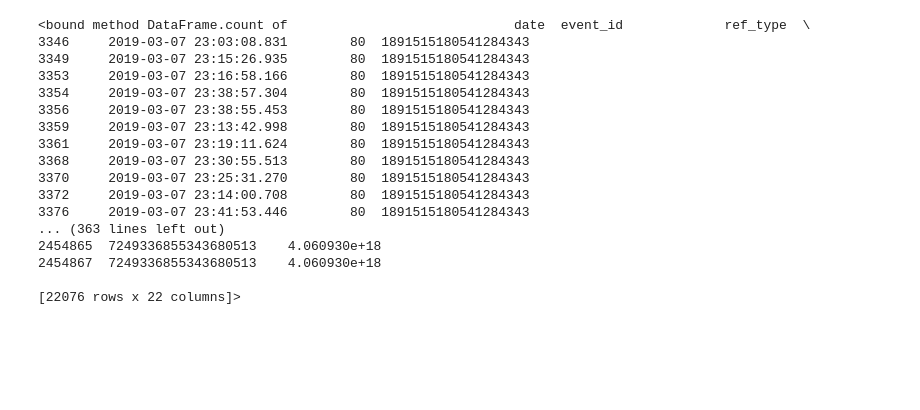
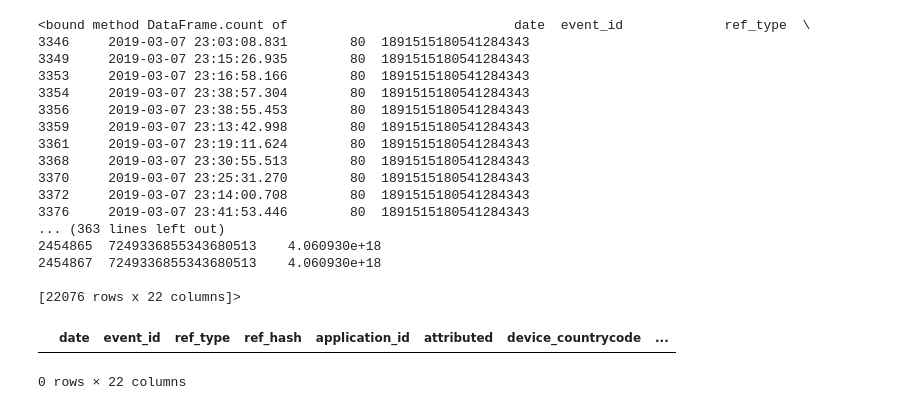
Before and after one commit to cruzpa95/Datos2019, a Jupyter notebook: events.ipynb, the cells around one changed output. Saved outputs shown, nothing was run; the diff lists cells and outputs as text; code cells hidden in the pictures; blank space fills up the shorter version.

```diff
--- a/events.ipynb
+++ b/events.ipynb
@@ -2,7 +2,7 @@
 import pandas as pd
 import numpy as np
 # %%
-events = pd.read_csv("events.csv", low_memory = False)
+events = pd.read_csv("../data/events.csv", low_memory = False)
 # %%
 events.columns
 # %% [output]
@@ -209,3 +209,8 @@ events [events['date'] == '2019-03-06 22:39:46.350']
 2454867  7249336855343680513    4.060930e+18
 
 [22076 rows x 22 columns]>
+# %%
+events [events['date'] == '2019-03-06T22:42:12.755Z']
+# %% [output]
+|  | date | event_id | ref_type | ref_hash | application_id | attributed | device_countrycode | ... |
+0 rows × 22 columns
```
Also changed, not shown: 7 other files.
